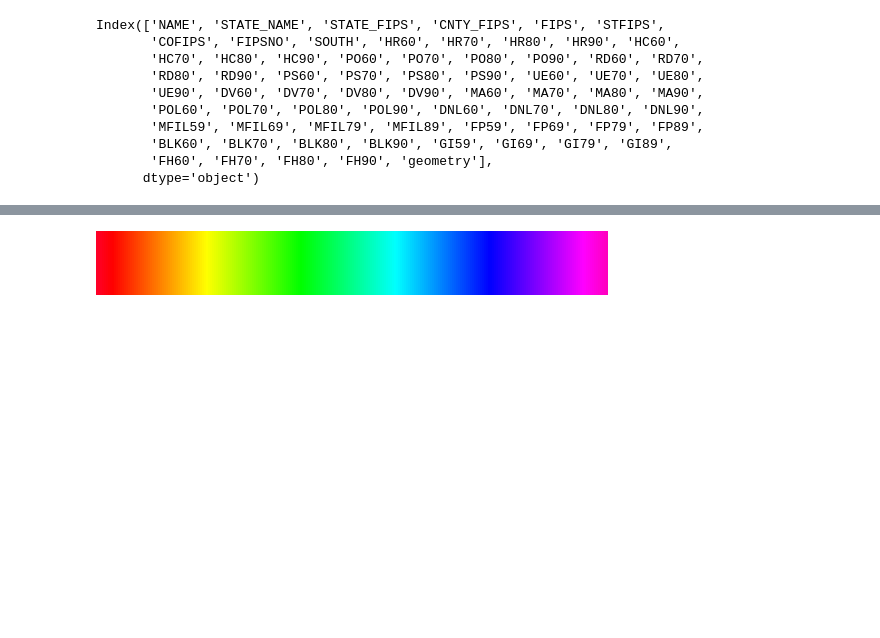
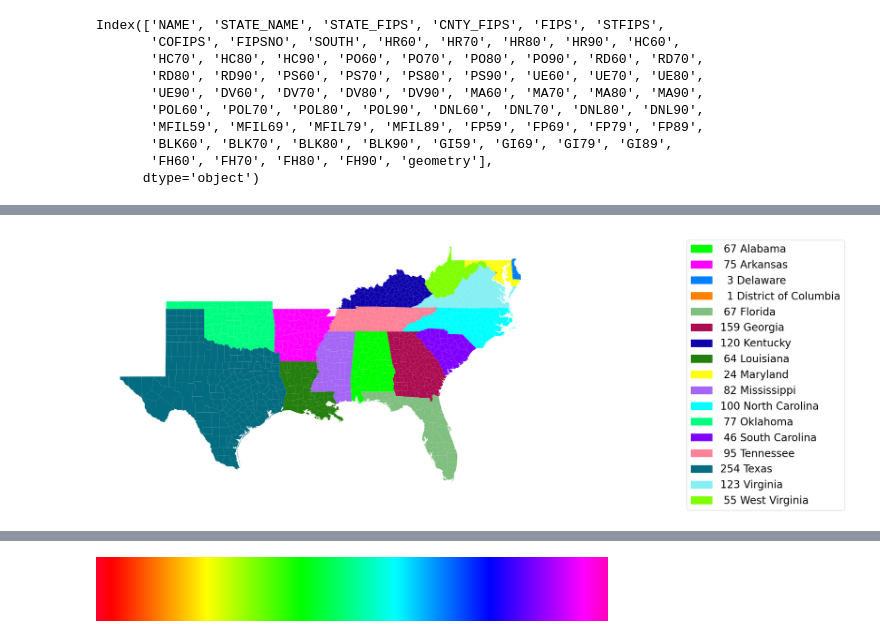
Before and after one commit to pysal/mapclassify, a Jupyter notebook: notebooks/07_unique.ipynb, the cells around one changed output, grey strips where cells are left out. Drawn from its saved outputs; the diff is of its cells as text; code cells hidden in the pictures; blank space fills up the shorter version.

```diff
--- a/notebooks/07_unique.ipynb
+++ b/notebooks/07_unique.ipynb
@@ -148,0 +57,4 @@ counts, colors, df = _unique_value(gdf.STATE_NAME)
+# %%
+unique_value_choropleth(gdf, 'STATE_NAME', fontsize=20)
+# %% [output]
+[figure, added]
```
Also changed, not shown: parts of 38 cells of this notebook.
